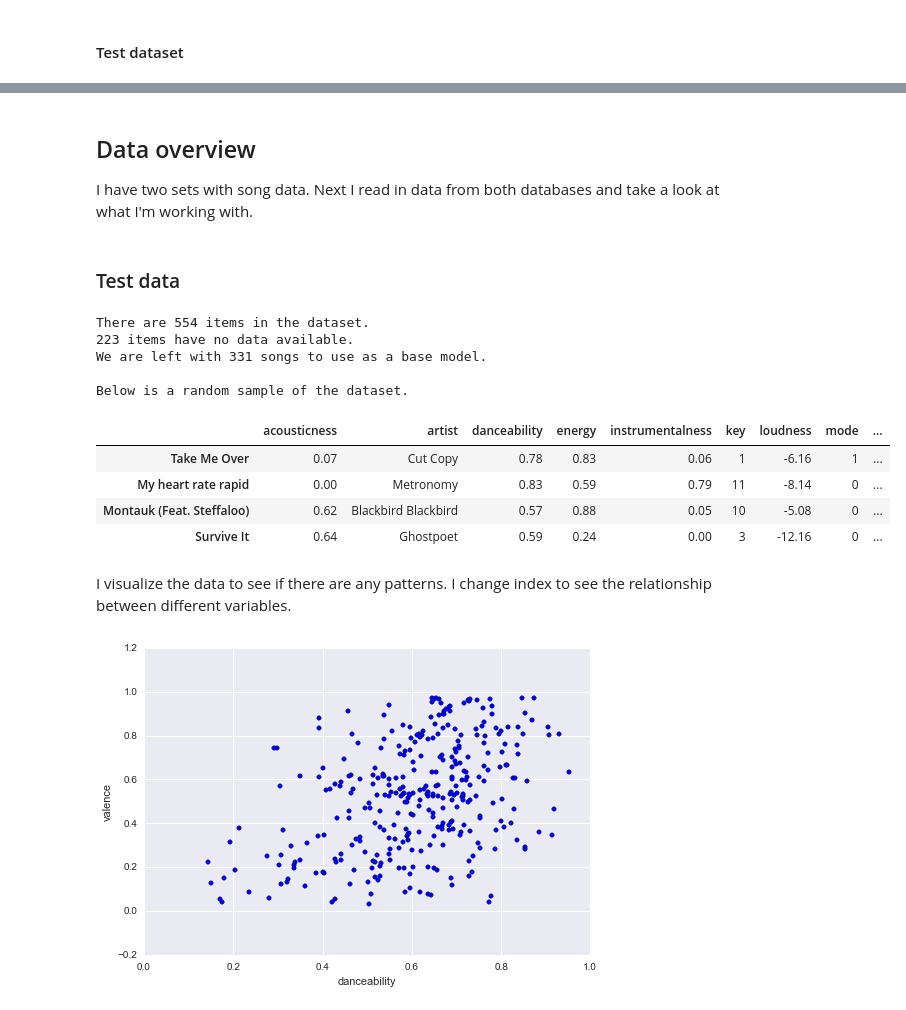
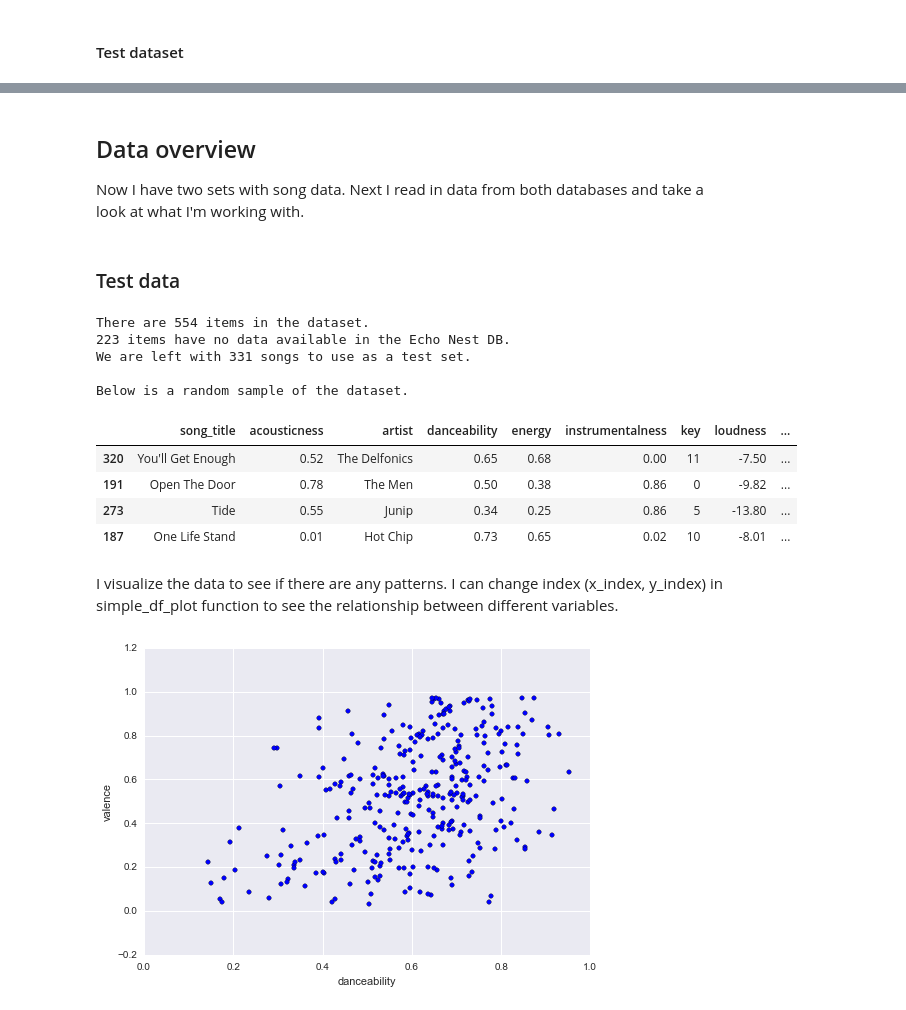
Before and after one commit to medennikova/itunes-music-analysis, a Jupyter notebook: music_analysis.ipynb, the cells around one changed output, grey strips where cells are left out. Saved outputs shown, nothing was run; the diff lists cells and outputs as text; code cells hidden in the pictures.

```diff
--- a/music_analysis.ipynb
+++ b/music_analysis.ipynb
@@ -194,21 +190,29 @@ check_data_in_db(train_db)
 # %% [markdown]
 ## Data overview
 
-I have two sets with song data. Next I read in data from both databases and take a look at what I'm working with.
+Now I have two sets with song data. Next I read in data from both databases and take a look at what I'm working with.
 # %%
 def read_db_in_pandas(db):
-    """ Read the DB."""
-    # Transpose data to have keys as index.
+    """ Read the DB and return
+    cleaned version.
+    """
+    # transpose data
     df = pd.DataFrame(dict(db)).T
 
-    # Remove rows with no data for a song.
+    # remove rows with no data for a song
     df_clean = df[df['No_data'] != 1]
 
-    # Convert columns into numbers.
+    # convert columns into numbers
     df_clean = df_clean.convert_objects(convert_numeric=True)
 
-    # Remove the 'No_data' column.
-    df_clean = df_clean.drop('No_data', 1)
+    # convert index into a column
+    df_clean.reset_index(level=0, inplace=True)
+    df_clean.rename(columns = {'index': 'song_title'},
+                    inplace=True)
+
+    # remove the 'No_data' column
+    df_clean.drop('No_data', 1,
+                  inplace=True)
     return df_clean
 # %% [markdown]
 ### Test data
@@ -217,25 +221,26 @@ test_df = read_db_in_pandas(idb)
 # %%
 print ("There are {0} items in the dataset."
        .format(len(idb)))
-print ("{0} items have no data available."
+print ("{0} items have no data available "
+       "in the Echo Nest DB."
        .format(len(idb) - len(test_df)))
-print ("We are left with {0} songs to use as a base model."
+print ("We are left with {0} songs to use as a test set."
        .format(len(test_df)))
 print "\nBelow is a random sample of the dataset."
 test_df.sample(n=4)
 # %% [output]
 There are 554 items in the dataset.
-223 items have no data available.
-We are left with 331 songs to use as a base model.
+223 items have no data available in the Echo Nest DB.
+We are left with 331 songs to use as a test set.
 
 Below is a random sample of the dataset.
-|  | acousticness | artist | danceability | energy | instrumentalness | key | loudness | mode | ... |
-| Take Me Over | 0.07 | Cut Copy | 0.78 | 0.83 | 0.06 | 1 | -6.16 | 1 | ... |
-| My heart rate rapid | 0.00 | Metronomy | 0.83 | 0.59 | 0.79 | 11 | -8.14 | 0 | ... |
-| Montauk (Feat. Steffaloo) | 0.62 | Blackbird Blackbird | 0.57 | 0.88 | 0.05 | 10 | -5.08 | 0 | ... |
-| Survive It | 0.64 | Ghostpoet | 0.59 | 0.24 | 0.00 | 3 | -12.16 | 0 | ... |
+|  | song_title | acousticness | artist | danceability | energy | instrumentalness | key | loudness | ... |
+| 320 | You'll Get Enough | 0.52 | The Delfonics | 0.65 | 0.68 | 0.00 | 11 | -7.50 | ... |
+| 191 | Open The Door | 0.78 | The Men | 0.50 | 0.38 | 0.86 | 0 | -9.82 | ... |
+| 273 | Tide | 0.55 | Junip | 0.34 | 0.25 | 0.86 | 5 | -13.80 | ... |
+| 187 | One Life Stand | 0.01 | Hot Chip | 0.73 | 0.65 | 0.02 | 10 | -8.01 | ... |
 # %% [markdown]
-I visualize the data to see if there are any patterns. I change index to see the relationship between different variables.
+I visualize the data to see if there are any patterns. I can change index (x_index, y_index) in simple_df_plot function to see the relationship between different variables.
 # %%
 def simple_df_plot(df, x_index, y_index):
     # list columns with numeric values
```
Also changed, not shown: parts of 67 cells of this notebook.
